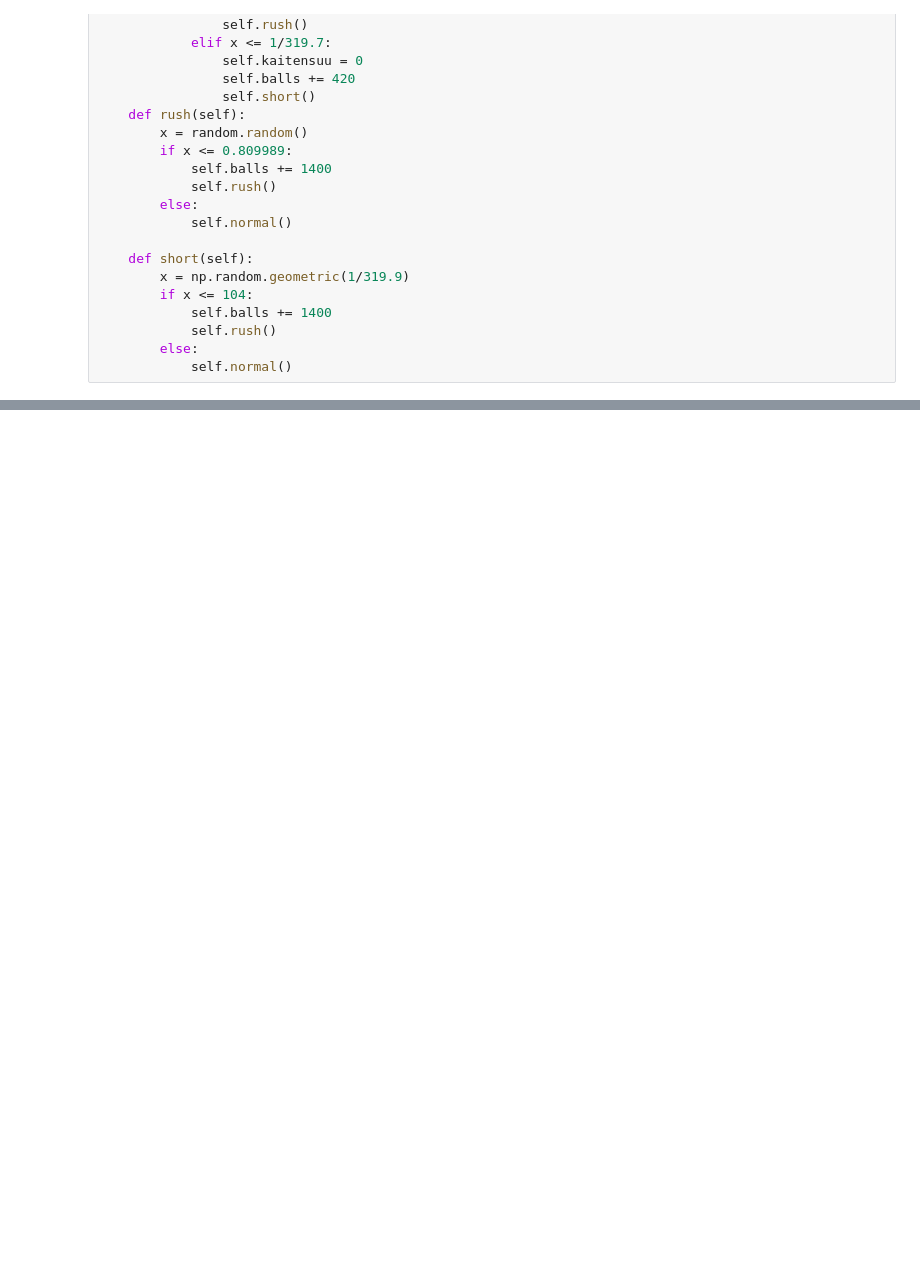
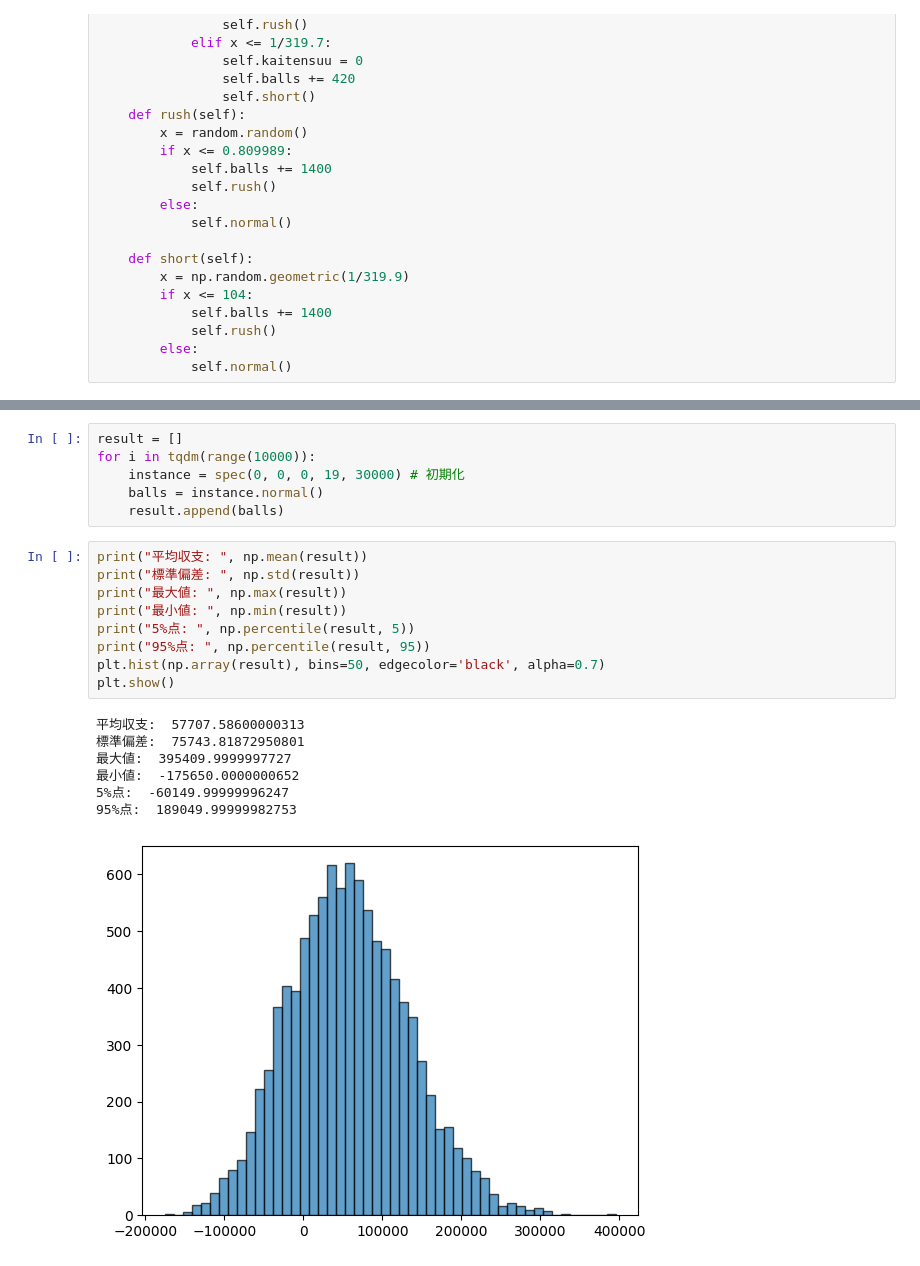
Before and after one commit to yuzomesu/pachi, a Jupyter notebook: arasa/EVA.ipynb, the cells around one changed output, grey strips where cells are left out. Drawn from its saved outputs; the diff is of its cells as text; blank space fills up the shorter version.

```diff
--- a/arasa/EVA.ipynb
+++ b/arasa/EVA.ipynb
@@ -58,3 +109,26 @@ class spec:
+# %%
+result = []
+for i in tqdm(range(10000)):
+    instance = spec(0, 0, 0, 19, 30000) # 初期化
+    balls = instance.normal()
+    result.append(balls)
+# %%
+print("平均収支: ", np.mean(result))
+print("標準偏差: ", np.std(result))
+print("最大値: ", np.max(result))
+print("最小値: ", np.min(result))
+print("5%点: ", np.percentile(result, 5))
+print("95%点: ", np.percentile(result, 95))
+plt.hist(np.array(result), bins=50, edgecolor='black', alpha=0.7)
+plt.show()
+# %% [output]
+平均収支:  57707.58600000313
+標準偏差:  75743.81872950801
+最大値:  395409.9999997727
+最小値:  -175650.0000000652
+5%点:  -60149.99999996247
+95%点:  189049.99999982753
+[figure, added]
 # %%
 result = []
 for i in tqdm(range(100000)):
```
Also changed, not shown: parts of 6 cells of this notebook, 2 other files.
